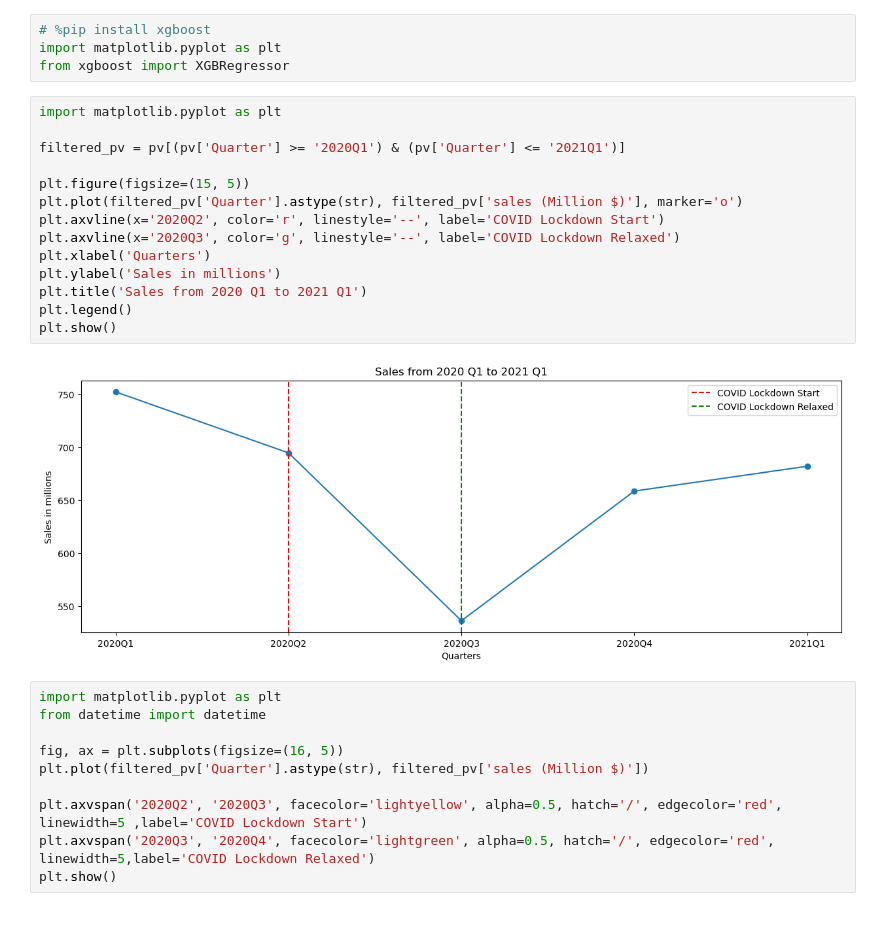
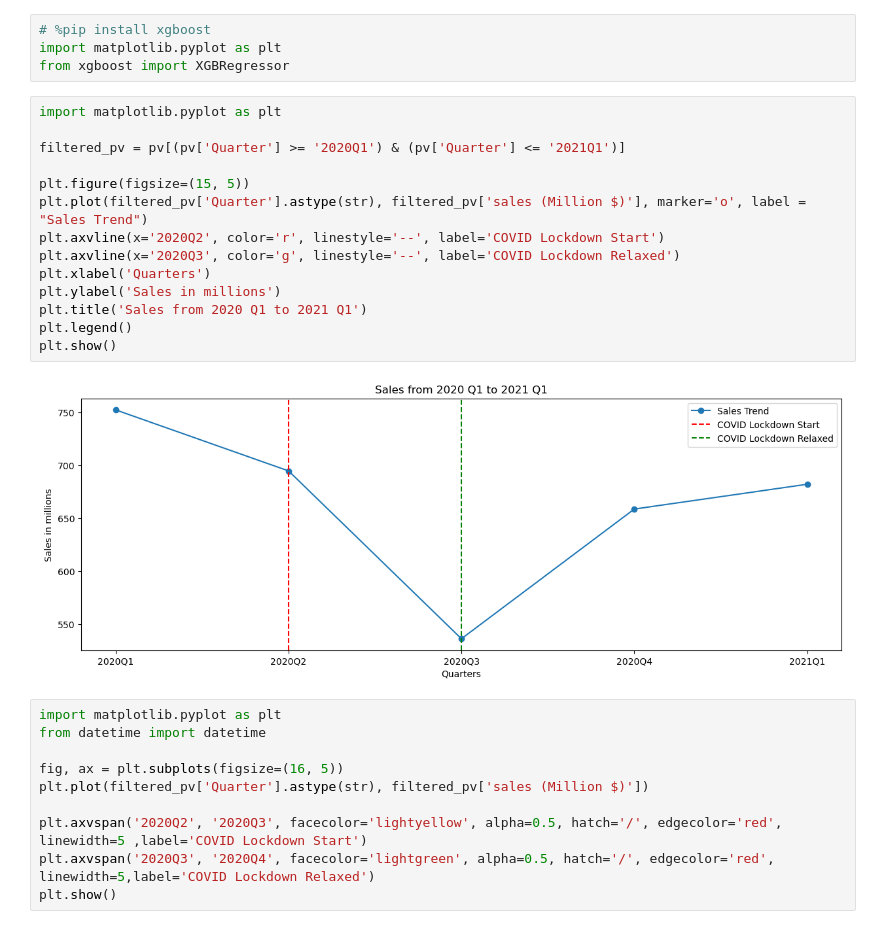
Before and after one commit to Utsavth13/case, a Jupyter notebook: 1.ipynb, the cells around one changed output. Saved outputs shown, nothing was run; the diff lists cells and outputs as text.

```diff
--- a/1.ipynb
+++ b/1.ipynb
@@ -261,19 +332,19 @@ from xgboost import XGBRegressor
 # %%
 import matplotlib.pyplot as plt
 
 filtered_pv = pv[(pv['Quarter'] >= '2020Q1') & (pv['Quarter'] <= '2021Q1')]
 
 plt.figure(figsize=(15, 5))
-plt.plot(filtered_pv['Quarter'].astype(str), filtered_pv['sales (Million $)'], marker='o')
+plt.plot(filtered_pv['Quarter'].astype(str), filtered_pv['sales (Million $)'], marker='o', label = "Sales Trend")
 plt.axvline(x='2020Q2', color='r', linestyle='--', label='COVID Lockdown Start')
 plt.axvline(x='2020Q3', color='g', linestyle='--', label='COVID Lockdown Relaxed')
 plt.xlabel('Quarters')
 plt.ylabel('Sales in millions')
 plt.title('Sales from 2020 Q1 to 2021 Q1')
 plt.legend()
 plt.show()
 # %% [output]
-[figure, old version]
+[figure, new version]
 # %%
 import matplotlib.pyplot as plt
 from datetime import datetime
```
Also changed, not shown: parts of 4 cells of this notebook.
